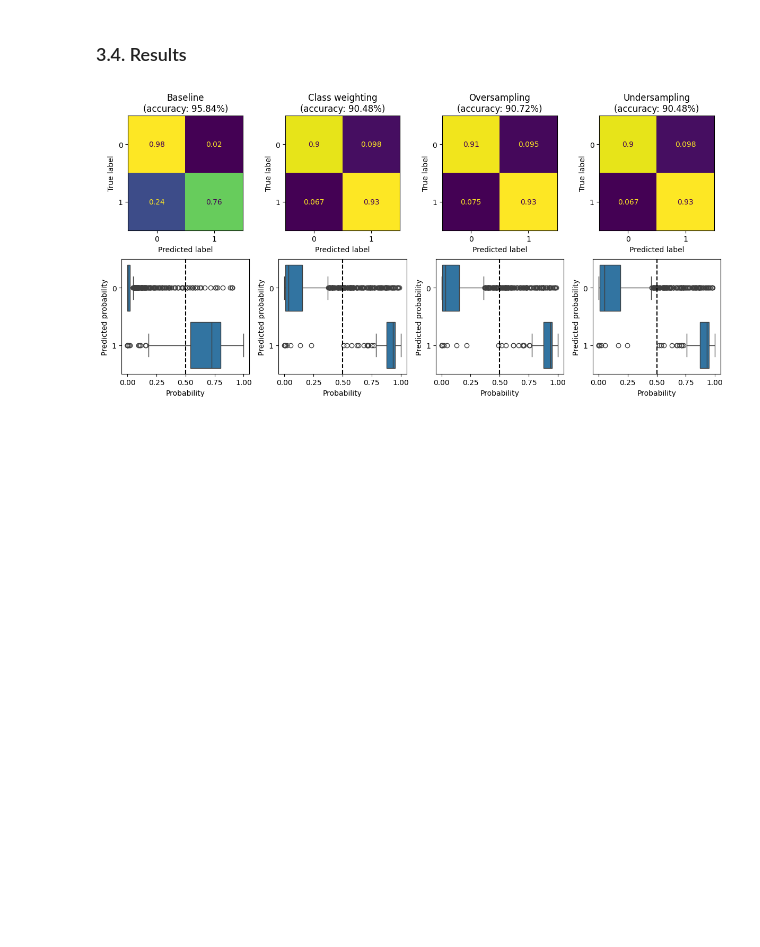
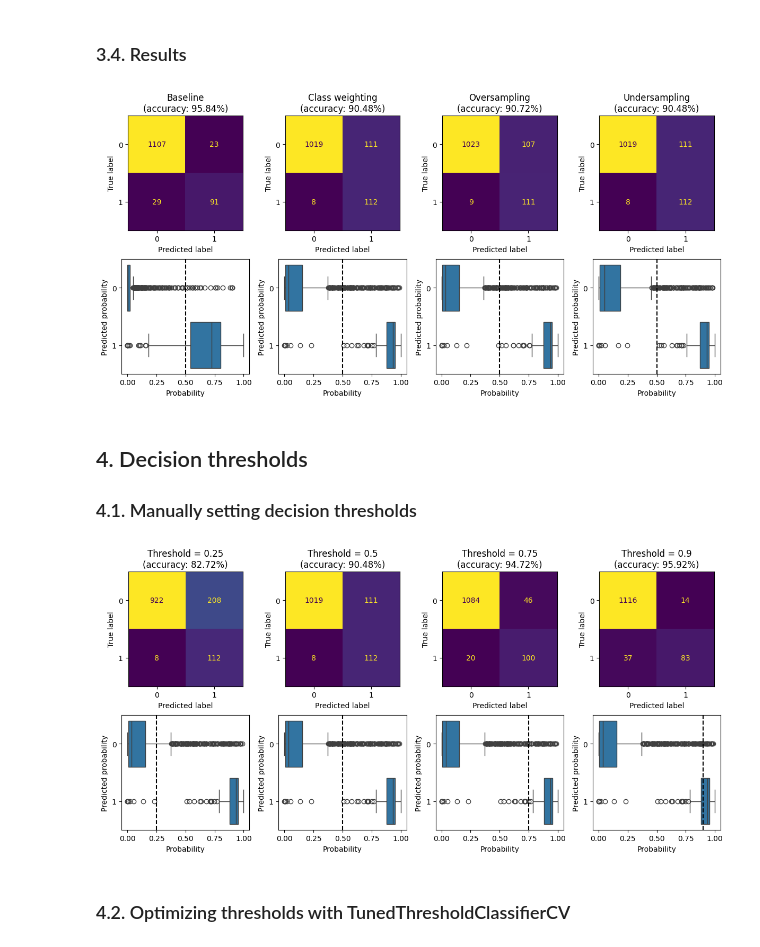
Before and after one commit to kebo0267/AI_ML_Classwork, a Jupyter notebook: class_demo/Lesson_20_demo.ipynb, the cells around one changed output. Drawn from its saved outputs; the diff is of its cells as text; code cells hidden in the pictures; blank space fills up the shorter version.

```diff
--- a/class_demo/Lesson_20_demo.ipynb
+++ b/class_demo/Lesson_20_demo.ipynb
@@ -411,7 +420,7 @@ for i in range(4):
     ConfusionMatrixDisplay.from_predictions(
         test_df['target'],
         predictions_list[i],
-        normalize='true',
+        #normalize='true',
         ax=axes[0, i],
         colorbar=False
     )
@@ -434,4 +443,60 @@ for i in range(4):
 plt.tight_layout()
 plt.show()
 # %% [output]
-[figure, old version]
+[figure, new version]
+# %% [markdown]
+## 4. Decision thresholds
+
+### 4.1. Manually setting decision thresholds
+# %%
+# Train logistic regression model with balanced class weighting
+threshold_model = LogisticRegression(class_weight='balanced', random_state=315)
+threshold_model.fit(train_df.drop(columns=['target']), train_df['target'])
+
+# Get probability predictions
+threshold_probabilities = threshold_model.predict_proba(test_df.drop(columns=['target']))
+
+# Create predictions with different thresholds
+thresholds = [0.25, 0.5, 0.75, 0.9]
+threshold_predictions = []
+
+for threshold in thresholds:
+
+    # Apply threshold to class 1 probabilities
+    preds = (threshold_probabilities[:, 1] >= threshold).astype(int)
+    threshold_predictions.append(preds)
+# %%
+# Compare predictions at different decision thresholds
+fig, axes = plt.subplots(nrows=2, ncols=4, figsize=(12, 6))
+
+# Loop through each threshold
+for i in range(4):
+
+    # Top row: confusion matrices
+    acc = accuracy_score(test_df['target'], threshold_predictions[i])
+    axes[0, i].set_title(f'Threshold = {thresholds[i]}\n(accuracy: {acc:.2%})')
+
+    ConfusionMatrixDisplay.from_predictions(
+        test_df['target'],
+        threshold_predictions[i],
+        ax=axes[0, i],
+        colorbar=False
+    )
+
+    # Bottom row: probability distributions
+    probabilities_threshold_df = pd.DataFrame({
+        'Probability': threshold_probabilities[:, 1],
+        'Label': test_df['target']
+    })
+
+    sns.boxplot(data=probabilities_threshold_df, x='Probability', y='Label', orient='h', ax=axes[1, i])
+    axes[1, i].axvline(thresholds[i], color='black', linestyle='--')
+    axes[1, i].set_ylabel('Predicted probability')
+    axes[1, i].set_title('')
+
+plt.tight_layout()
+plt.show()
+# %% [output]
+[figure, added]
+# %% [markdown]
+### 4.2. Optimizing thresholds with TunedThresholdClassifierCV
```
Also changed, not shown: parts of 36 cells of this notebook.
